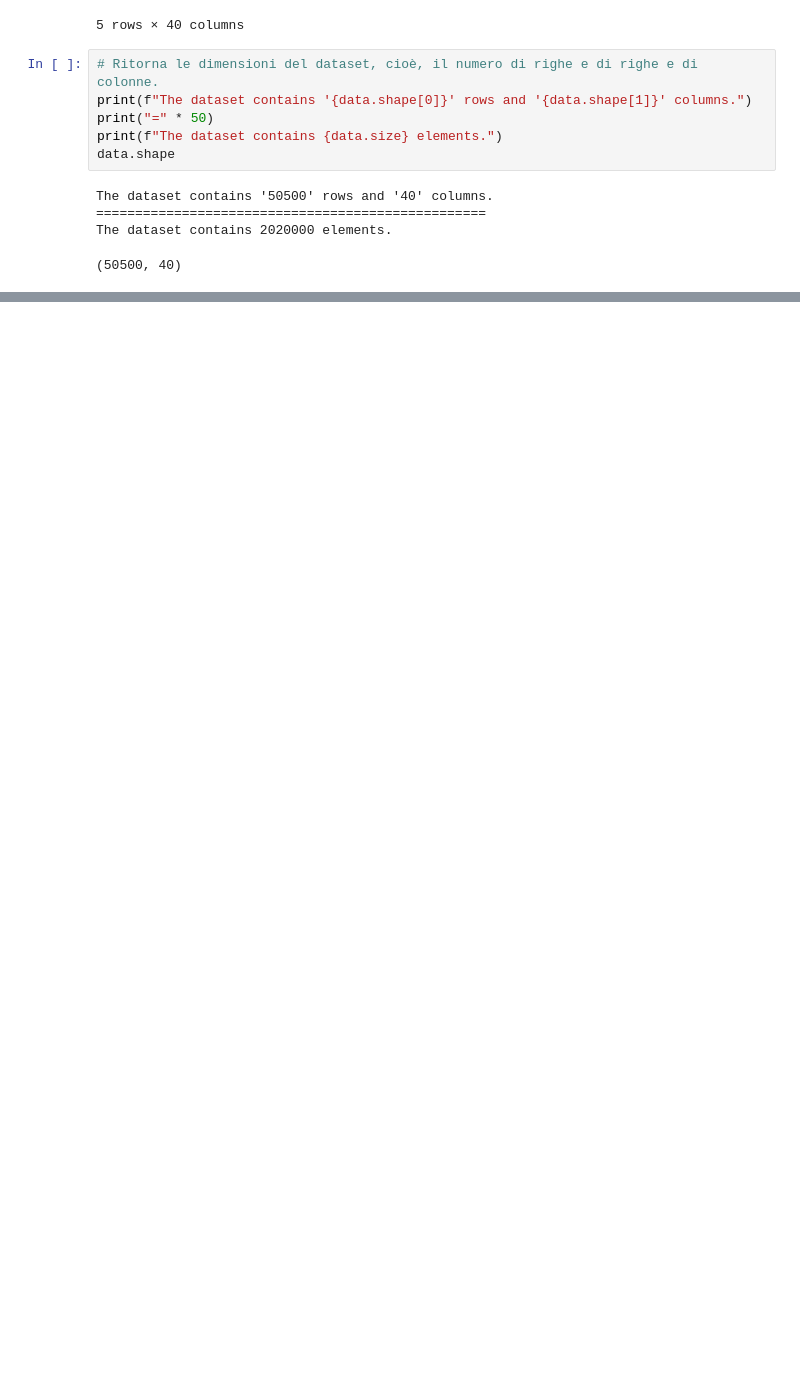
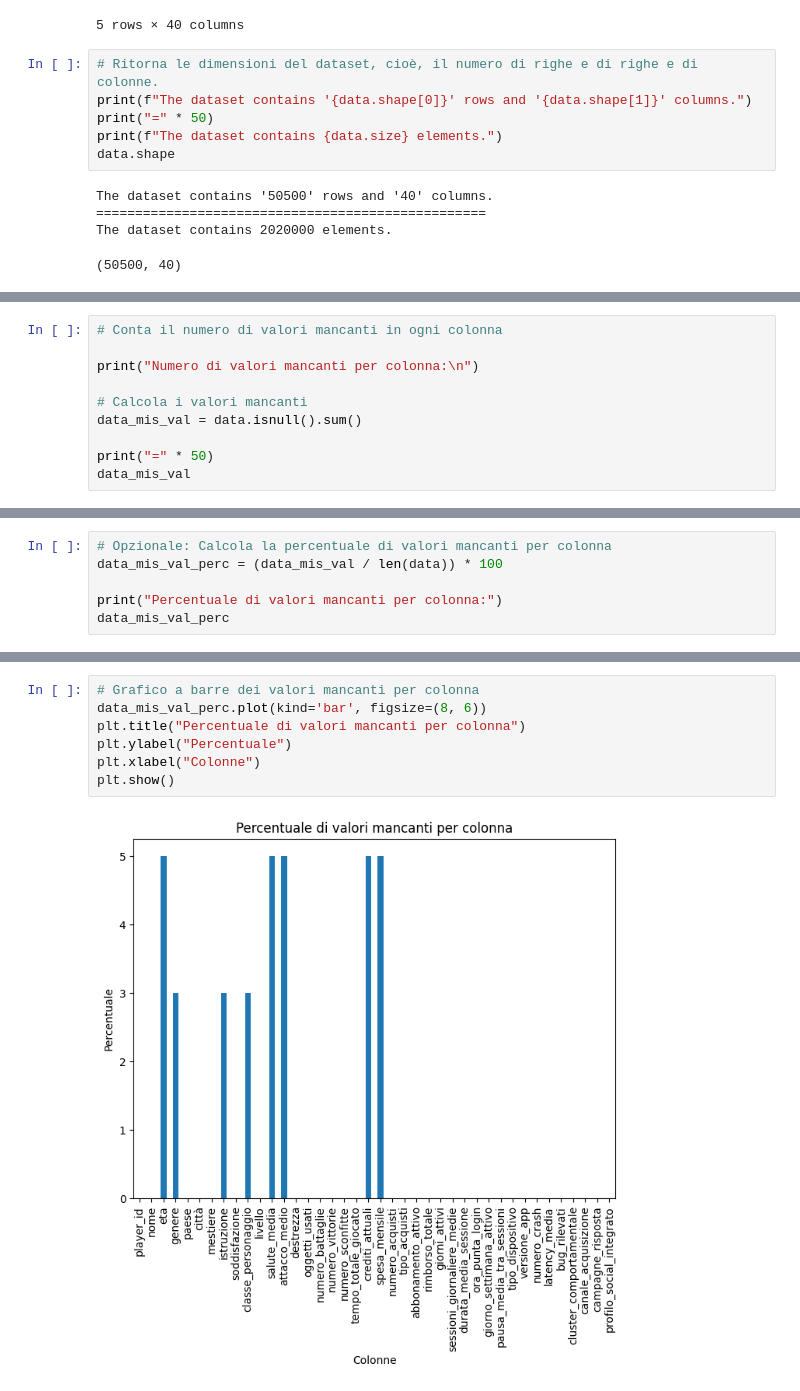
Before and after one commit to FabriceGhislain7/gdr-web-app, a Jupyter notebook: statistics/data_analysis.ipynb, the cells around one changed output, grey strips where cells are left out. Cells and saved outputs as stored; diff of their text form; blank space fills up the shorter version.

```diff
--- a/statistics/data_analysis.ipynb
+++ b/statistics/data_analysis.ipynb
@@ -136,0 +188,10 @@ memory usage: 15.4+ MB
+# %%
+# Conta il numero di valori mancanti in ogni colonna
+
+print("Numero di valori mancanti per colonna:\n")
+
+# Calcola i valori mancanti
+data_mis_val = data.isnull().sum()
+
+print("=" * 50)
+data_mis_val
@@ -136,0 +220,6 @@ memory usage: 15.4+ MB
+# %%
+# Opzionale: Calcola la percentuale di valori mancanti per colonna
+data_mis_val_perc = (data_mis_val / len(data)) * 100
+
+print("Percentuale di valori mancanti per colonna:")
+data_mis_val_perc
@@ -136,0 +258,9 @@ memory usage: 15.4+ MB
+# %%
+# Grafico a barre dei valori mancanti per colonna
+data_mis_val_perc.plot(kind='bar', figsize=(8, 6))
+plt.title("Percentuale di valori mancanti per colonna")
+plt.ylabel("Percentuale")
+plt.xlabel("Colonne")
+plt.show()
+# %% [output]
+[figure, added]
```
Also changed, not shown: parts of 14 cells of this notebook.
